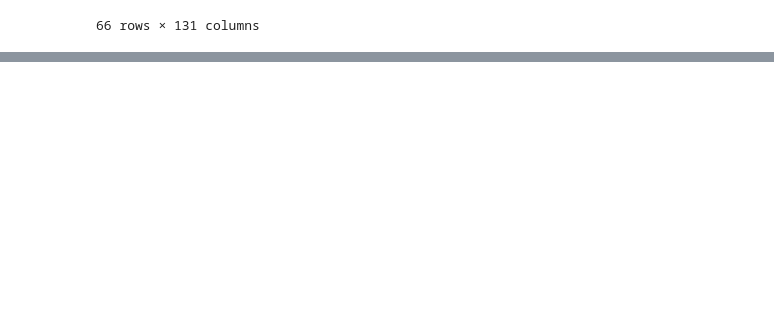
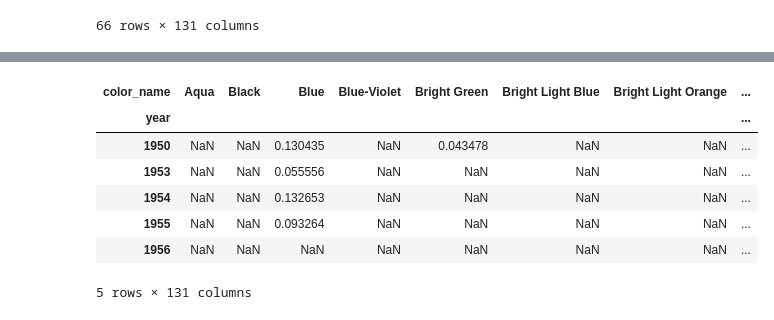
Before and after one commit to t-lambert/LEGO, a Jupyter notebook: LEGO's_colors.ipynb, the cells around one changed output, grey strips where cells are left out. Cells and saved outputs as stored; diff of their text form; code cells hidden in the pictures; blank space fills up the shorter version.

Commit message:
Kaggle Notebook | What a Wonderfull World (of colors) | Version 1

```diff
--- a/LEGO's_colors.ipynb
+++ b/LEGO's_colors.ipynb
@@ -299,0 +326,11 @@ Fig.show()
+# %%
+colors_by_year.head()
+# %% [output]
+| color_name | Aqua | Black | Blue | Blue-Violet | Bright Green | Bright Light Blue | Bright Light Orange | ... |
+| year |  |  |  |  |  |  |  | ... |
+| 1950 | NaN | NaN | 0.130435 | NaN | 0.043478 | NaN | NaN | ... |
+| 1953 | NaN | NaN | 0.055556 | NaN | NaN | NaN | NaN | ... |
+| 1954 | NaN | NaN | 0.132653 | NaN | NaN | NaN | NaN | ... |
+| 1955 | NaN | NaN | 0.093264 | NaN | NaN | NaN | NaN | ... |
+| 1956 | NaN | NaN | NaN | NaN | NaN | NaN | NaN | ... |
+5 rows × 131 columns
```
Also changed, not shown: parts of 5 cells of this notebook.
